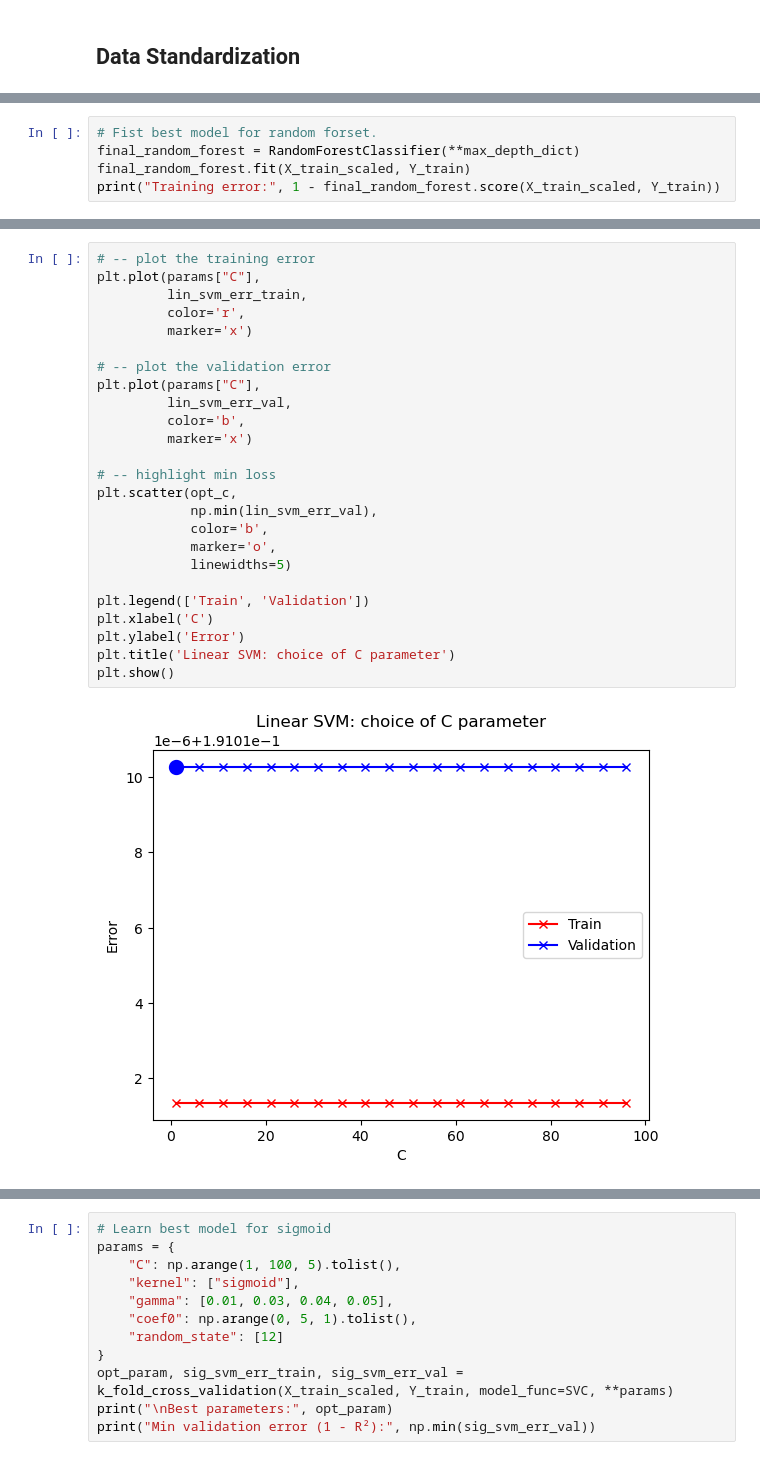
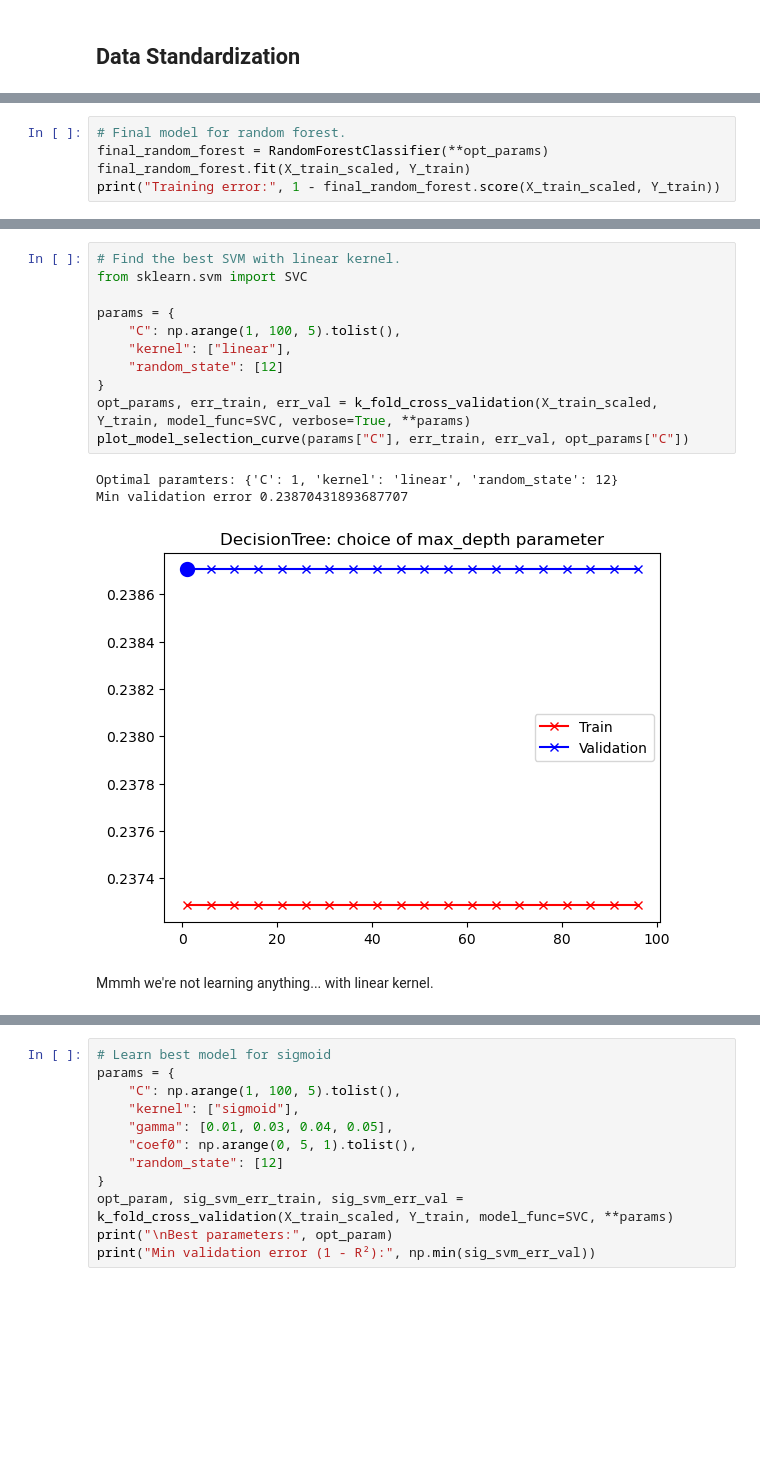
Before and after one commit to luca037/MachineLearningLabs, a Jupyter notebook: extra/kaggle/titanic/titanic.ipynb, the cells around one changed output, grey strips where cells are left out. Cells and saved outputs as stored; diff of their text form; blank space fills up the shorter version.

```diff
--- a/extra/kaggle/titanic/titanic.ipynb
+++ b/extra/kaggle/titanic/titanic.ipynb
@@ -469,6 +372,6 @@ plt.show()
 # %%
-# Fist best model for random forset.
-final_random_forest = RandomForestClassifier(**max_depth_dict)
+# Final model for random forest.
+final_random_forest = RandomForestClassifier(**opt_params)
 final_random_forest.fit(X_train_scaled, Y_train)
 print("Training error:", 1 - final_random_forest.score(X_train_scaled, Y_train))
 # %% [output]
@@ -494,29 +381,19 @@ Min validation error (1 - R²): 0.1910202655485674
-# %%
-# -- plot the training error
-plt.plot(params["C"],
-         lin_svm_err_train,
-         color='r',
-         marker='x')
-
-# -- plot the validation error
-plt.plot(params["C"],
-         lin_svm_err_val,
-         color='b',
-         marker='x')
-
-# -- highlight min loss
-plt.scatter(opt_c,
-            np.min(lin_svm_err_val),
-            color='b',
-            marker='o',
-            linewidths=5)
-
-plt.legend(['Train', 'Validation'])
-plt.xlabel('C')
-plt.ylabel('Error')
-plt.title('Linear SVM: choice of C parameter')
-plt.show()
-# %% [output]
-[figure, removed]
+# %%
+# Find the best SVM with linear kernel.
+from sklearn.svm import SVC
+
+params = {
+    "C": np.arange(1, 100, 5).tolist(),
+    "kernel": ["linear"],
+    "random_state": [12]
+}
+opt_params, err_train, err_val = k_fold_cross_validation(X_train_scaled, Y_train, model_func=SVC, verbose=True, **params)
+plot_model_selection_curve(params["C"], err_train, err_val, opt_params["C"])
+# %% [output]
+Optimal paramters: {'C': 1, 'kernel': 'linear', 'random_state': 12}
+Min validation error 0.23870431893687707
+[figure, added]
+# %% [markdown]
+Mmmh we're not learning anything... with linear kernel.
 # %%
 # Final model for lin svm.
```
Also changed, not shown: parts of 33 cells of this notebook.
